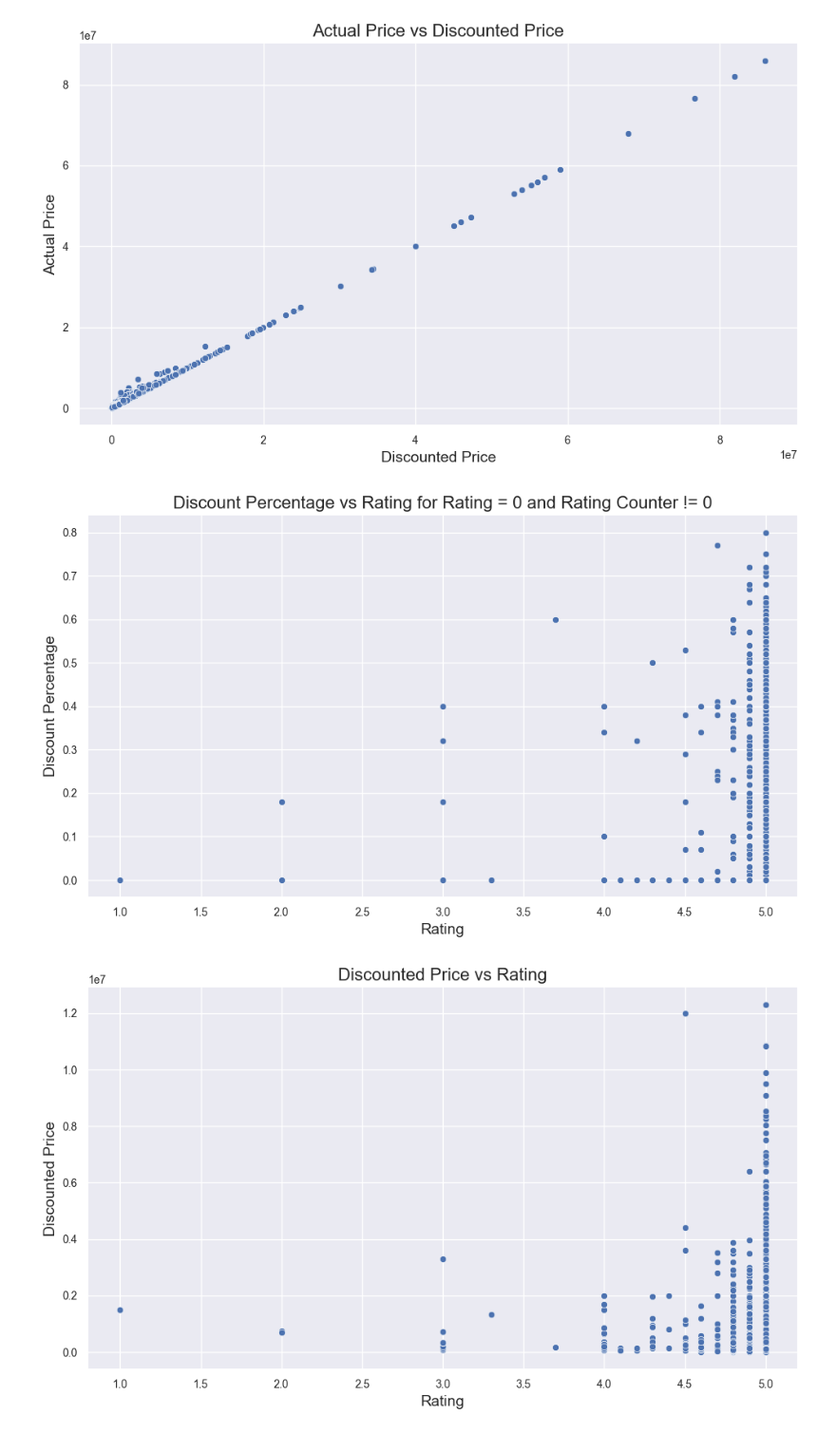
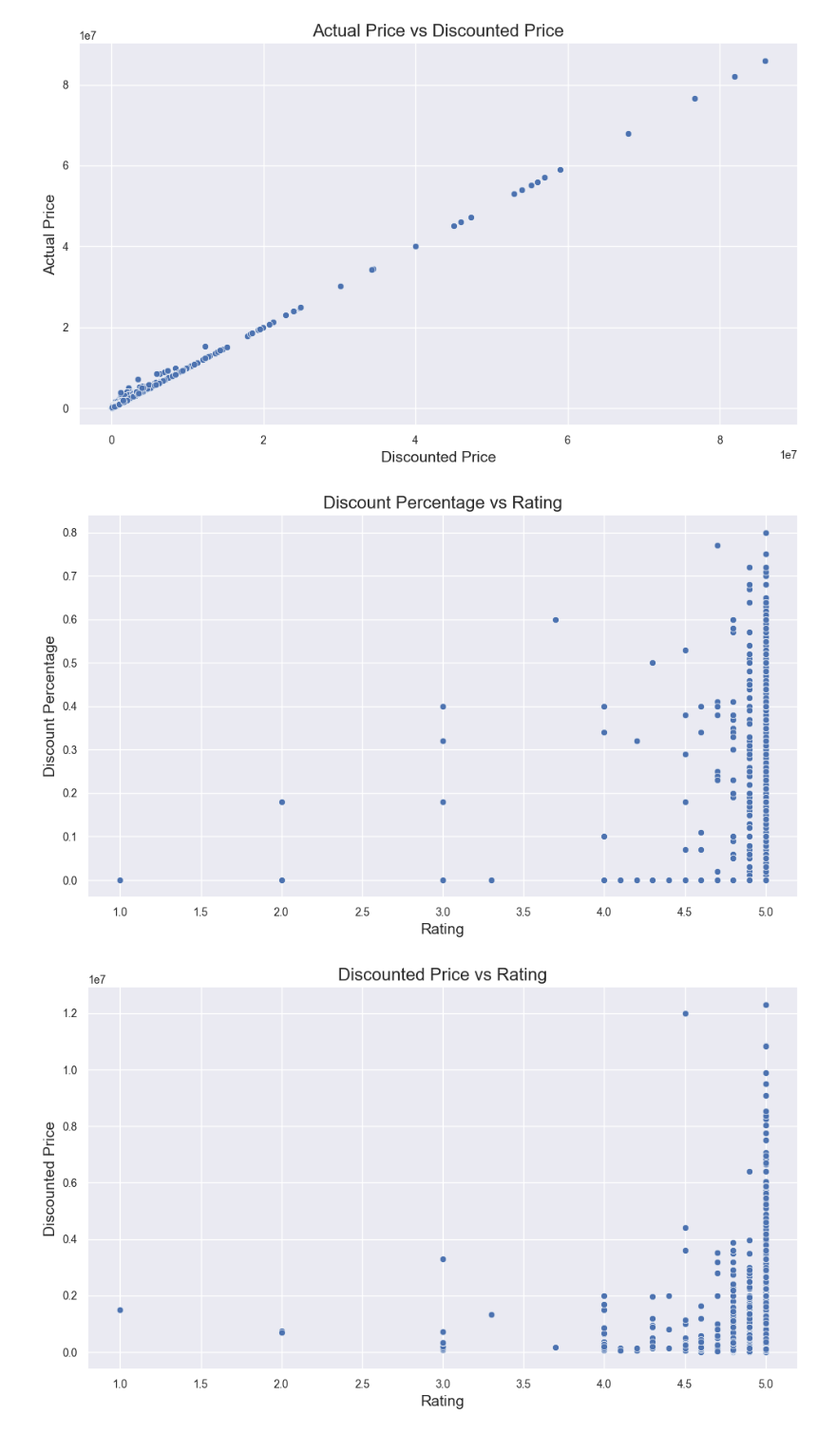
Before and after one commit to picessakresna/GoodGamingShop-Recommendation-Website, a Jupyter notebook: final-project/data-analysis/analysis-goodgamingshop1 (1).ipynb, the cells around one changed output. Shown at 95% size. Drawn from its saved outputs; the diff is of its cells as text; code cells hidden in the pictures.

```diff
--- a/final-project/data-analysis/analysis-goodgamingshop1 (1).ipynb
+++ b/final-project/data-analysis/analysis-goodgamingshop1 (1).ipynb
@@ -89,17 +88,17 @@ plt.show()
 # %%
 # Filter the data
 filtered_df = df_product[(df_product['rating'] >= 0) & (df_product['rating_counter'] != 0)]
 
 # Plotting
 plt.figure(figsize=(10, 6))
 sns.scatterplot(data=filtered_df, x='rating', y='diskon')
-plt.title('Discount Percentage vs Rating for Rating = 0 and Rating Counter != 0')
+plt.title('Discount Percentage vs Rating')
 plt.xlabel('Rating')
 plt.ylabel('Discount Percentage')
 plt.tight_layout()
 plt.show()
 # %% [output]
-[figure, old version]
+[figure, new version]
 # %%
 # Filter the data
 filtered_df = df_product[(df_product['rating'] >= 0) & (df_product['rating_counter'] != 0)]
```
Also changed, not shown: parts of 13 cells of this notebook, 1 other file.
